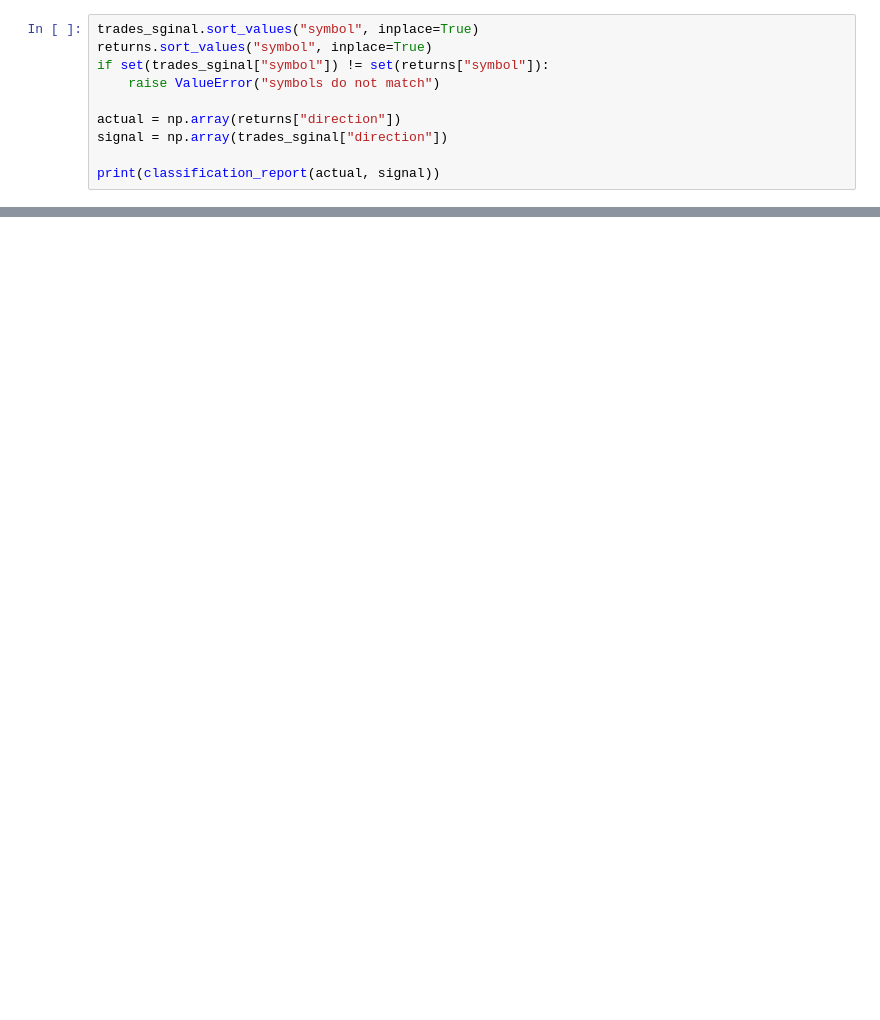
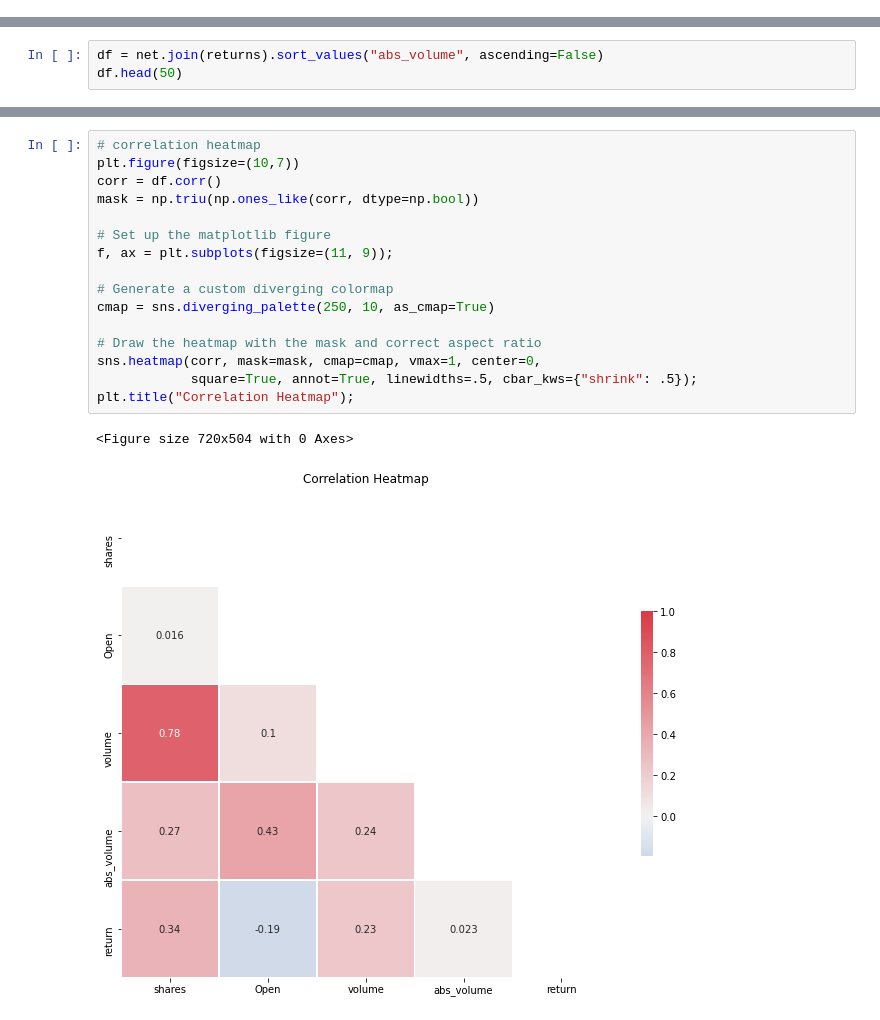
Before and after one commit to rezan21/ark-invest, a Jupyter notebook: ark-trades.ipynb, the cells around one changed output, grey strips where cells are left out. Drawn from its saved outputs; the diff is of its cells as text; blank space fills up the shorter version.

```diff
--- a/ark-trades.ipynb
+++ b/ark-trades.ipynb
@@ -110,10 +150,0 @@ trades_sginal.head()
-# %%
-trades_sginal.sort_values("symbol", inplace=True)
-returns.sort_values("symbol", inplace=True)
-if set(trades_sginal["symbol"]) != set(returns["symbol"]):
-    raise ValueError("symbols do not match")
-
-actual = np.array(returns["direction"])
-signal = np.array(trades_sginal["direction"])
-
-print(classification_report(actual, signal))
@@ -151,0 +151,3 @@ joined.corr()
+# %%
+df = net.join(returns).sort_values("abs_volume", ascending=False)
+df.head(50)
@@ -151,0 +173,19 @@ joined.corr()
+# %%
+# correlation heatmap
+plt.figure(figsize=(10,7))
+corr = df.corr()
+mask = np.triu(np.ones_like(corr, dtype=np.bool))
+
+# Set up the matplotlib figure
+f, ax = plt.subplots(figsize=(11, 9));
+
+# Generate a custom diverging colormap
+cmap = sns.diverging_palette(250, 10, as_cmap=True)
+
+# Draw the heatmap with the mask and correct aspect ratio
+sns.heatmap(corr, mask=mask, cmap=cmap, vmax=1, center=0,
+            square=True, annot=True, linewidths=.5, cbar_kws={"shrink": .5});
+plt.title("Correlation Heatmap");
+# %% [output]
+<Figure size 720x504 with 0 Axes>
+[figure, added]
```
Also changed, not shown: parts of 15 cells of this notebook, 4 other files.
